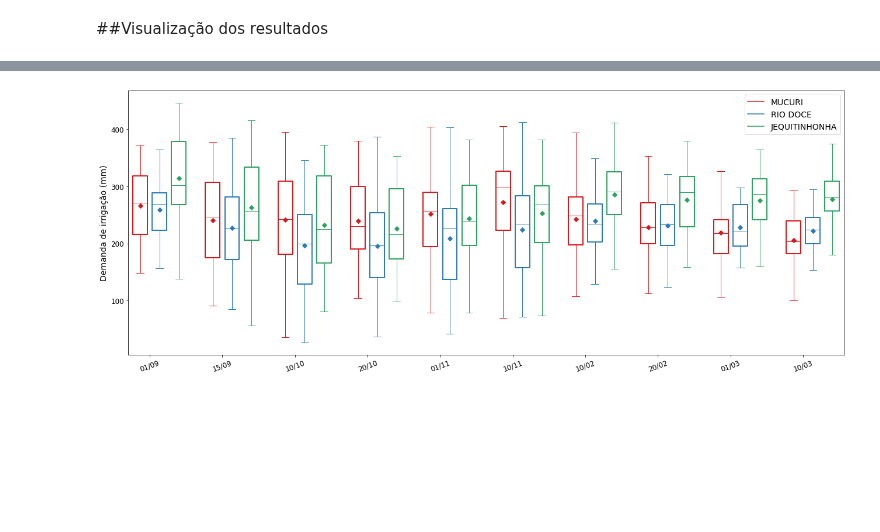
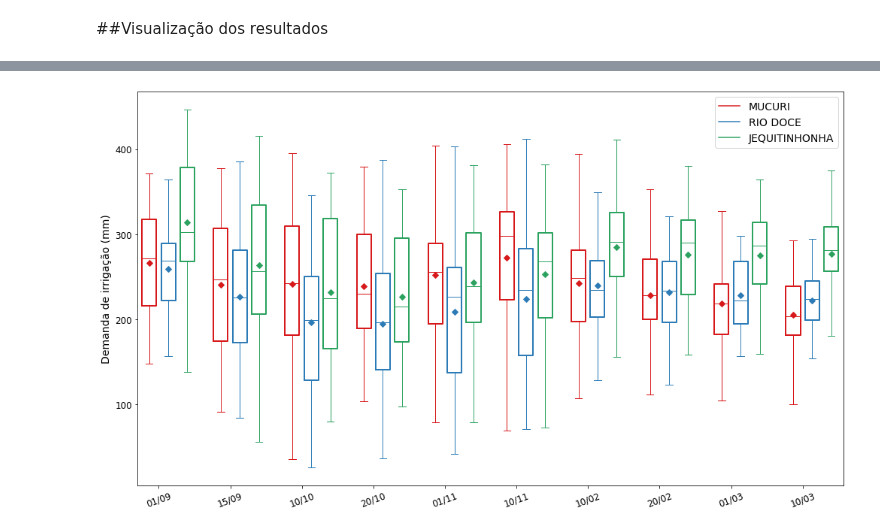
Before and after one commit to Hidrovales/Balanco_Hidrico, a Jupyter notebook: Experimentos.ipynb, the cells around one changed output, grey strips where cells are left out. Saved outputs shown, nothing was run; the diff lists cells and outputs as text; code cells hidden in the pictures; blank space fills up the shorter version.

```diff
--- a/Experimentos.ipynb
+++ b/Experimentos.ipynb
@@ -184,35 +184,35 @@ def set_box_color(bp, color):
     plt.setp(bp['whiskers'], color=color)
     plt.setp(bp['caps'], color=color)
     plt.setp(bp['medians'], color=color)
 
-plt.figure(figsize=(18,7))
+plt.figure(figsize=(14,8))
 
 bpm = plt.boxplot(mucuri, positions=np.array(range(len(mucuri)))*3.0-0.4, sym='', widths=0.6, showmeans=True,
                   meanprops = dict(marker='D', markeredgecolor='#D7191C', markerfacecolor='#D7191C'),
                   boxprops = dict(linestyle='-', linewidth=2, color='darkgoldenrod'))
 bpr = plt.boxplot(riodoce, positions=np.array(range(len(riodoce)))*3.0+0.4, sym='', widths=0.6, showmeans=True,
                   meanprops = dict(marker='D', markeredgecolor='#2C7BB6', markerfacecolor='#2C7BB6'),
                   boxprops = dict(linestyle='-', linewidth=2, color='darkgoldenrod'))
 bpj = plt.boxplot(jequi, positions=np.array(range(len(jequi)))*3.0+1.2, sym='', widths=0.6, showmeans=True,
                   meanprops = dict(marker='D', markeredgecolor='#2CA25F', markerfacecolor='#2CA25F'),
                   boxprops = dict(linestyle='-', linewidth=2, color='darkgoldenrod'))
 set_box_color(bpm, '#D7191C') # colors are from http://colorbrewer2.org/
 set_box_color(bpr, '#2C7BB6')
 set_box_color(bpj, '#2CA25F')
 
 # draw temporary red and blue lines and use them to create a legend
 plt.plot([], c='#D7191C', label='MUCURI')
 plt.plot([], c='#2C7BB6', label='RIO DOCE')
 plt.plot([], c='#2CA25F', label='JEQUITINHONHA')
 plt.legend()
 
 plt.xticks(range(0, len(ticks) * 3, 3), ticks,rotation=20)
 plt.tick_params(axis='both', which='major', labelsize=12)
 plt.ylabel('Demanda de irrigação (mm)', fontsize=14)
 plt.legend(prop={"size":14})
 plt.tight_layout()
 # %% [output]
-[figure, old version]
+[figure, new version]
 # %%
 frequencias = []
 for i in range(8):
```
Also changed, not shown: parts of 2 cells of this notebook.
